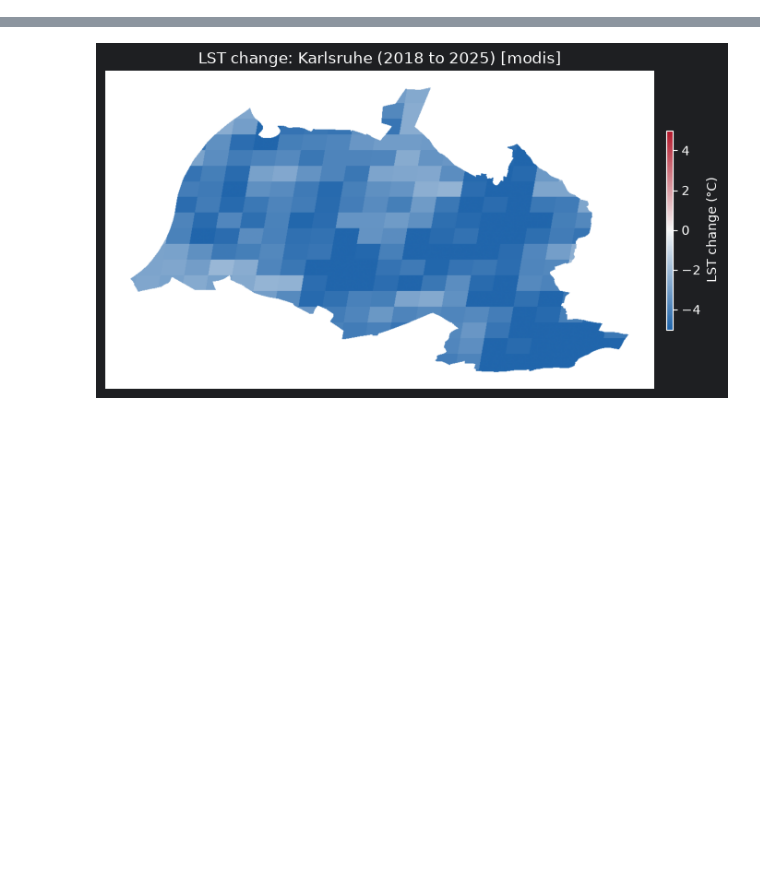
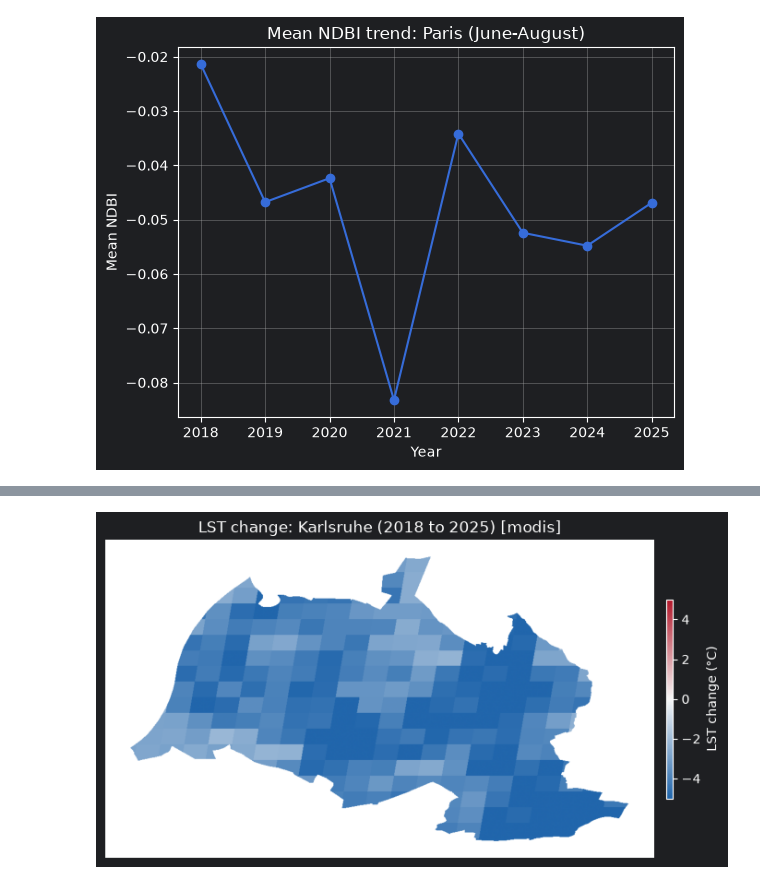
Before and after one commit to satvik007vk/city_landscape_change, a Jupyter notebook: src/visualise/visualise.ipynb, the cells around one changed output, grey strips where cells are left out. Cells and saved outputs as stored; diff of their text form; code cells hidden in the pictures; blank space fills up the shorter version.

```diff
--- a/src/visualise/visualise.ipynb
+++ b/src/visualise/visualise.ipynb
@@ -110,17 +114,19 @@ def compute_index_trend(
 # %%
 def plot_index_trend(
     years: list[int], mean_values: list[float], city_name: str, index: str
 ) -> None:
     plt.plot(years, mean_values, marker="o")
     plt.xlabel("Year")
     plt.ylabel(f"Mean {index}")
     plt.title(f"Mean {index} trend: {city_name} (June-August)")
     plt.grid(True)
     plt.show()
 
 
 years, mean_values = compute_index_trend(aoi, START_YEAR, END_YEAR, index=index)
-# plot_index_trend(years, mean_values, CITY.name, index=index)
+plot_index_trend(years, mean_values, CITY.name, index=index)
+# %% [output]
+[figure, added]
 # %%
 aoi = load_city_aoi(CITY.name)
 INDEX_DIFF_PALETTES = {
```
Also changed, not shown: parts of 4 cells of this notebook, 2 other files.
